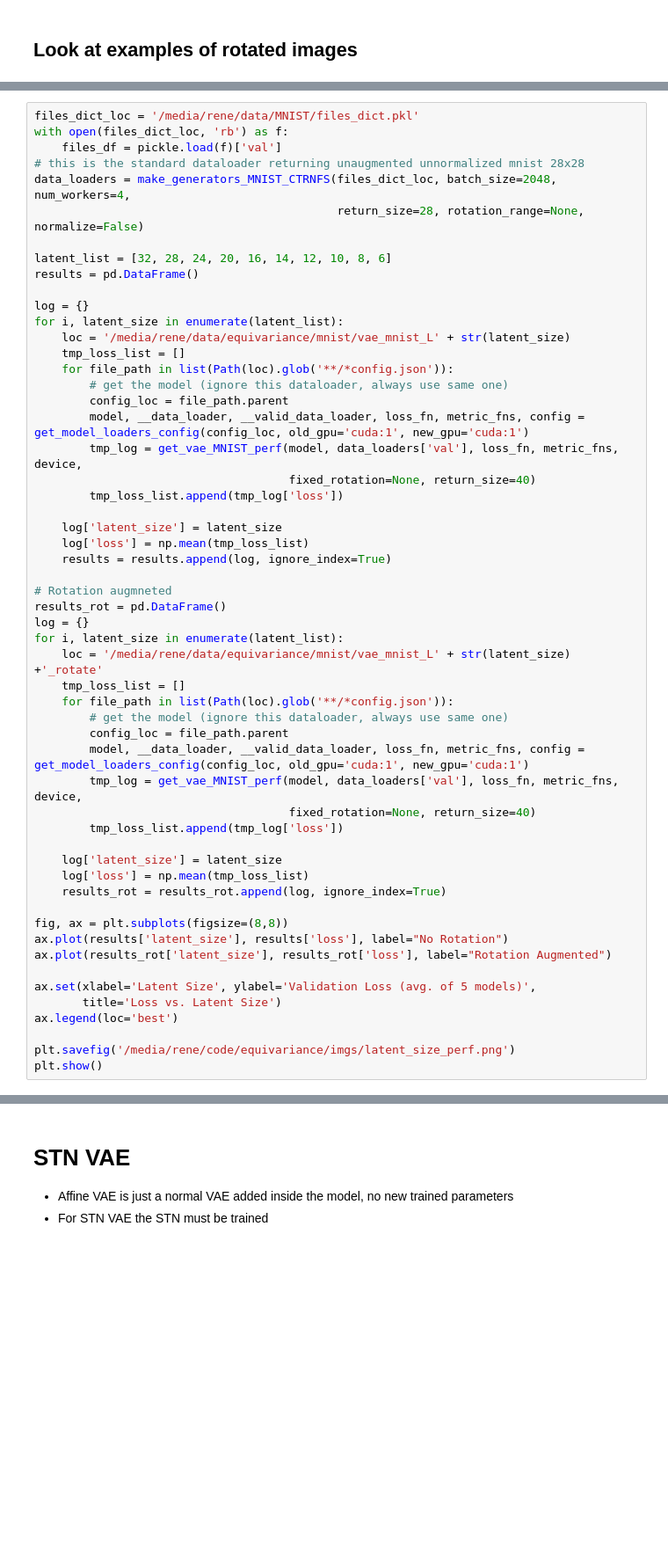
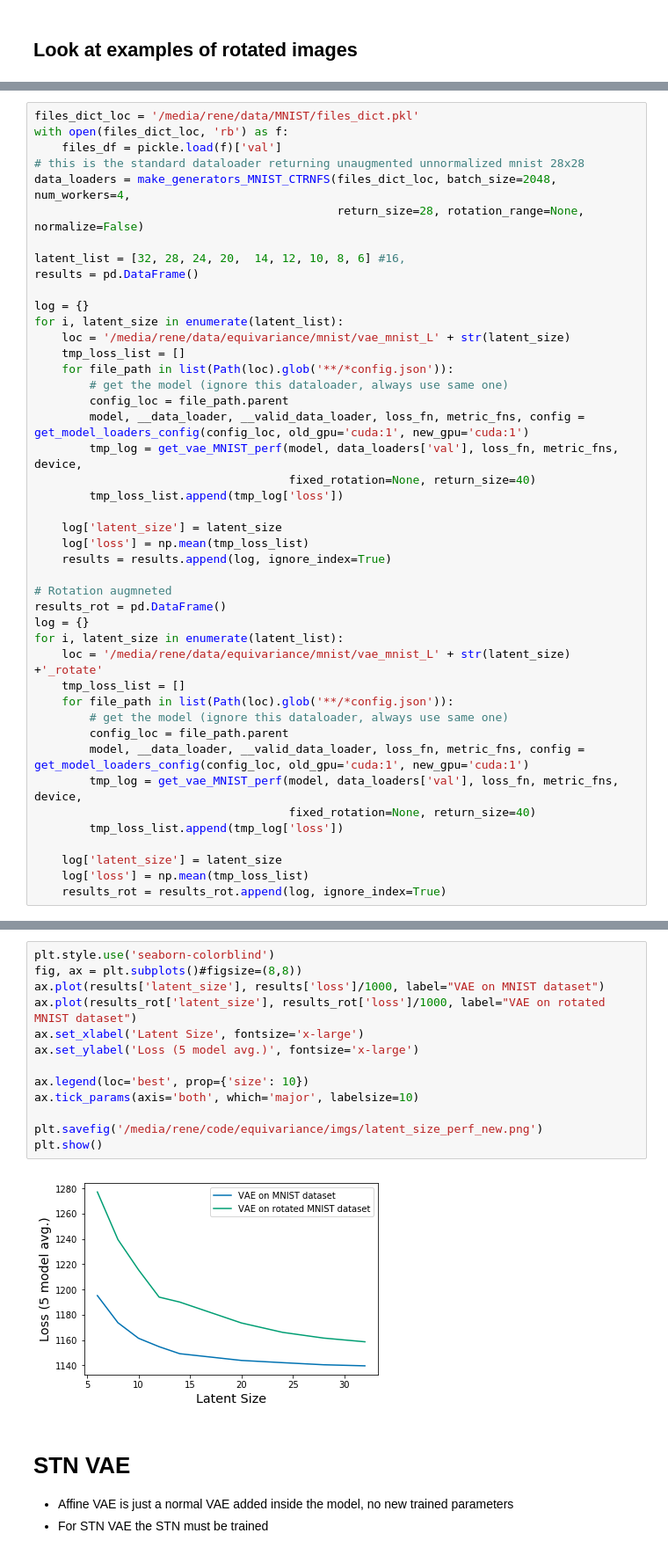
Before and after one commit to renebidart/affine-variational-autoencoder, a Jupyter notebook: notebooks/eval_autoencoder.ipynb, the cells around one changed output, grey strips where cells are left out. Shown at 88% size. Cells and saved outputs as stored; diff of their text form; blank space fills up the shorter version.

Commit message:
little rotation vsualization

```diff
--- a/notebooks/eval_autoencoder.ipynb
+++ b/notebooks/eval_autoencoder.ipynb
@@ -381,7 +376,7 @@ with open(files_dict_loc, 'rb') as f:
 data_loaders = make_generators_MNIST_CTRNFS(files_dict_loc, batch_size=2048, num_workers=4,
                                             return_size=28, rotation_range=None, normalize=False)
 
-latent_list = [32, 28, 24, 20, 16, 14, 12, 10, 8, 6]
+latent_list = [32, 28, 24, 20,  14, 12, 10, 8, 6] #16,
 results = pd.DataFrame()
 
 log = {}
@@ -417,15 +412,4 @@ for i, latent_size in enumerate(latent_list):
     log['latent_size'] = latent_size
     log['loss'] = np.mean(tmp_loss_list)
     results_rot = results_rot.append(log, ignore_index=True)
-
-fig, ax = plt.subplots(figsize=(8,8))
-ax.plot(results['latent_size'], results['loss'], label="No Rotation")
-ax.plot(results_rot['latent_size'], results_rot['loss'], label="Rotation Augmented")
-
-ax.set(xlabel='Latent Size', ylabel='Validation Loss (avg. of 5 models)',
-       title='Loss vs. Latent Size')
-ax.legend(loc='best')
-
-plt.savefig('/media/rene/code/equivariance/imgs/latent_size_perf.png')
-plt.show()
 # %% [output]
@@ -474,3 +417,18 @@ plt.show()
+# %%
+plt.style.use('seaborn-colorblind')
+fig, ax = plt.subplots()#figsize=(8,8))
+ax.plot(results['latent_size'], results['loss']/1000, label="VAE on MNIST dataset")
+ax.plot(results_rot['latent_size'], results_rot['loss']/1000, label="VAE on rotated MNIST dataset")
+ax.set_xlabel('Latent Size', fontsize='x-large')
+ax.set_ylabel('Loss (5 model avg.)', fontsize='x-large')
+
+ax.legend(loc='best', prop={'size': 10})
+ax.tick_params(axis='both', which='major', labelsize=10)
+
+plt.savefig('/media/rene/code/equivariance/imgs/latent_size_perf_new.png')
+plt.show()
+# %% [output]
+[figure, added]
 # %% [markdown]
 # STN VAE
 * Affine VAE is just a normal VAE added inside the model, no new trained parameters
```
Also changed, not shown: parts of 8 cells of this notebook, 13 other files.
